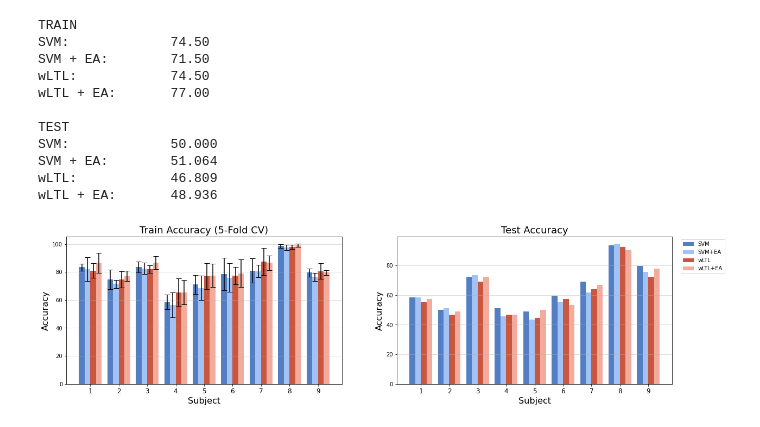
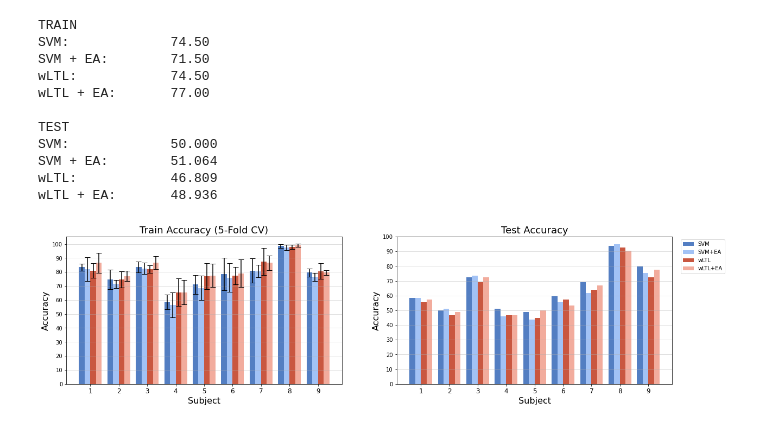
Before and after one commit to orvindemsy/EA-wLTL, a Jupyter notebook: EA+weighted_TL.ipynb, the cells around one changed output. Drawn from its saved outputs; the diff is of its cells as text; code cells hidden in the pictures.

Commit message:
add savefig

```diff
--- a/EA+weighted_TL.ipynb
+++ b/EA+weighted_TL.ipynb
@@ -2493,32 +2496,34 @@ colorlist = {
 }
 
 
 fig, (ax0, ax1) = plt.subplots(1, 2, figsize=(20, 5))
 ax0.set_title('Train Accuracy (5-Fold CV)',fontsize=18)
 ax0.bar(xpos, score_tr_svm, yerr=std_svm, capsize=5, width=w, label='SVM', color=colorlist['svm'])
 ax0.bar(xpos+w, score_tr_svm_EA, yerr=std_wLTL, capsize=5, width=w, label='SVM+EA', color=colorlist['svm+EA'])
 ax0.bar(xpos+(w*2), score_tr_wLTL, yerr=std_svm_EA, capsize=5, width=w, label='wLTL', color=colorlist['wLTL'])
 ax0.bar(xpos+(w*3), score_tr_wLTL_EA, yerr=std_wLTL_EA, capsize=5, width=w, label='wLTL+EA', color=colorlist['wLTL+EA'])
 ax0.set_xticks(xpos+w+0.2)
-# ax.set_yticks(np.arange(1, 10))
+ax0.set_yticks(np.arange(0, 101, 10))
 ax0.set_xticklabels(np.arange(1, 10), fontsize=12)
 ax0.set_xlabel('Subject', fontsize=16)
 ax0.set_ylabel('Accuracy', fontsize=16)
 ax0.grid(axis='y', alpha=0.5)
 
 ax1.set_title('Test Accuracy', fontsize=18)
 ax1.bar(xpos, score_te_svm, width=w, label='SVM', color=colorlist['svm'])
 ax1.bar(xpos+w, score_te_svm_EA, width=w, label='SVM+EA', color=colorlist['svm+EA'])
 ax1.bar(xpos+(w*2), score_te_wLTL, width=w, label='wLTL', color=colorlist['wLTL'])
 ax1.bar(xpos+(w*3), score_te_wLTL_EA, width=w, label='wLTL+EA', color=colorlist['wLTL+EA'])
 ax1.set_xticks(xpos+w+0.2)
+ax1.set_yticks(np.arange(0, 101, 10))
 # ax.set_yticks(np.arange(1, 10))
 ax1.set_xticklabels(np.arange(1, 10), fontsize=12)
 ax1.set_xlabel('Subject', fontsize=16)
 ax1.set_ylabel('Accuracy', fontsize=16)
 
 ax1.grid(axis='y', alpha=0.5)
 ax1.legend(loc=1, bbox_to_anchor=(1.2, 1))
+plt.savefig('result.png')
 plt.show()
 # %% [output]
-[figure, old version]
+[figure, new version]
```
Also changed, not shown: parts of 2 cells of this notebook, 3 other files.
